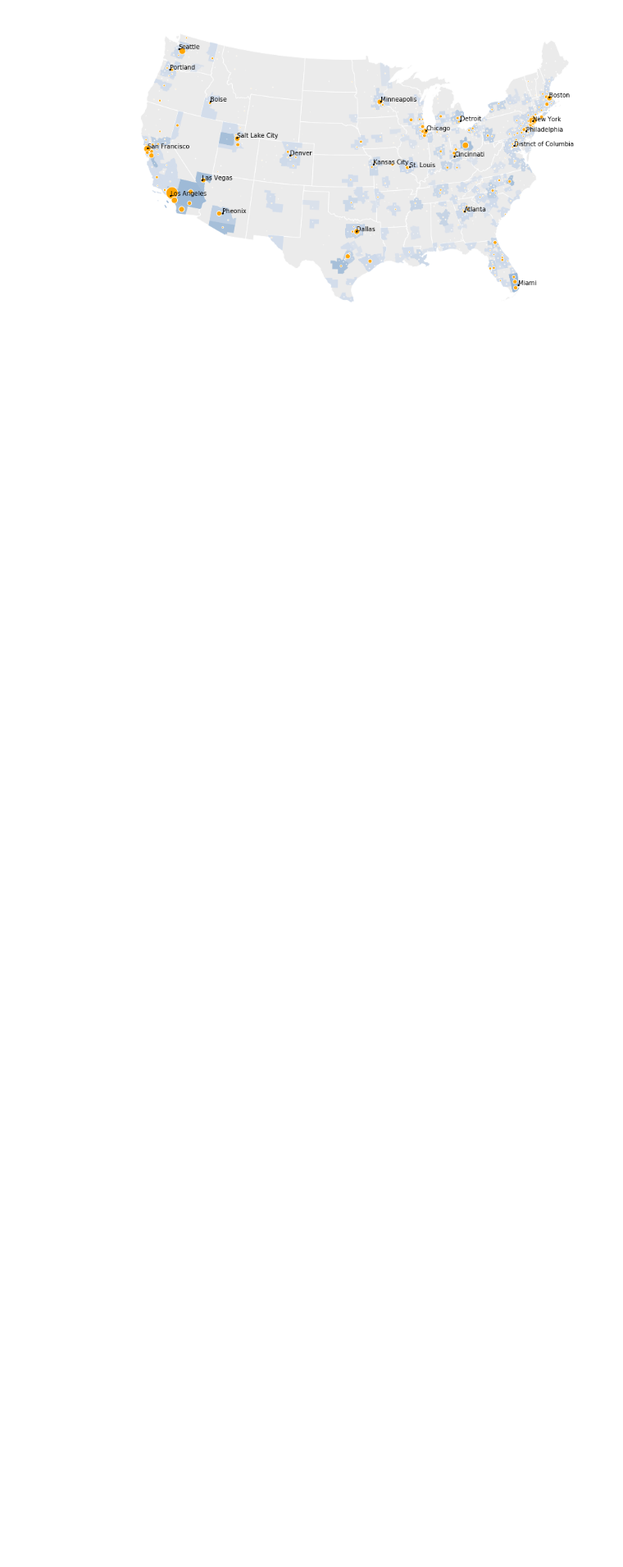
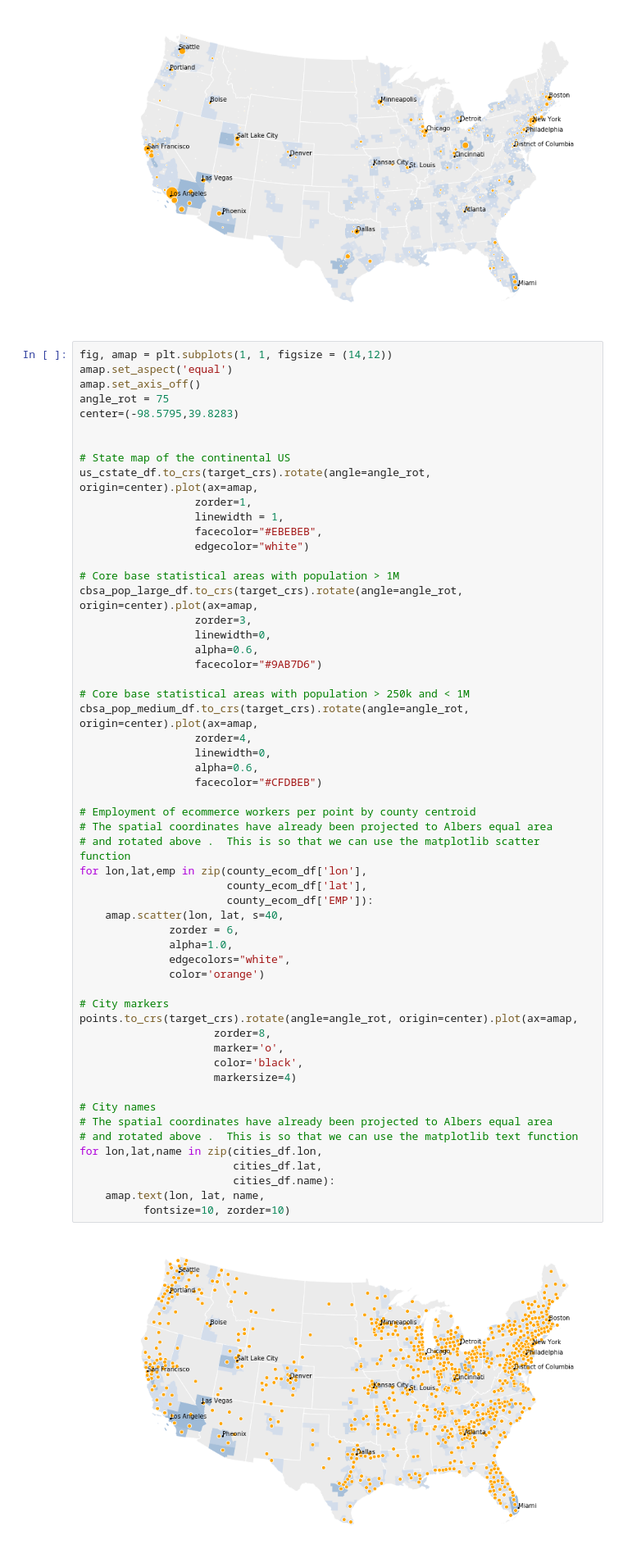
Before and after one commit to stoneyv/cbsa_plot, a Jupyter notebook: python/notebooks/cbsa_cbp_ecommerce_2015.ipynb, the cells around one changed output. Shown: that part at 82% size. Cells and saved outputs as stored; diff of their text form; blank space fills up the shorter version.

Commit message:
python notebook add plot with points in addition to graduated symbols plot

```diff
--- a/python/notebooks/cbsa_cbp_ecommerce_2015.ipynb
+++ b/python/notebooks/cbsa_cbp_ecommerce_2015.ipynb
@@ -419,3 +419,61 @@ for lon,lat,name in zip(cities_df.lon,
           fontsize=10, zorder=10)
 # %% [output]
 [figure]
+# %%
+fig, amap = plt.subplots(1, 1, figsize = (14,12))
+amap.set_aspect('equal')
+amap.set_axis_off()
+angle_rot = 75
+center=(-98.5795,39.8283)
+
+
+# State map of the continental US
+us_cstate_df.to_crs(target_crs).rotate(angle=angle_rot, origin=center).plot(ax=amap,
+                  zorder=1,
+                  linewidth = 1,
+                  facecolor="#EBEBEB",
+                  edgecolor="white")
+
+# Core base statistical areas with population > 1M
+cbsa_pop_large_df.to_crs(target_crs).rotate(angle=angle_rot, origin=center).plot(ax=amap,
+                  zorder=3,
+                  linewidth=0,
+                  alpha=0.6,
+                  facecolor="#9AB7D6")
+
+# Core base statistical areas with population > 250k and < 1M
+cbsa_pop_medium_df.to_crs(target_crs).rotate(angle=angle_rot, origin=center).plot(ax=amap,
+                  zorder=4,
+                  linewidth=0,
+                  alpha=0.6,
+                  facecolor="#CFDBEB")
+
+# Employment of ecommerce workers per point by county centroid
+# The spatial coordinates have already been projected to Albers equal area
+# and rotated above .  This is so that we can use the matplotlib scatter function
+for lon,lat,emp in zip(county_ecom_df['lon'],
+                       county_ecom_df['lat'],
+                       county_ecom_df['EMP']):
+    amap.scatter(lon, lat, s=40,
+              zorder = 6,
+              alpha=1.0,
+              edgecolors="white",
+              color='orange')
+
+# City markers
+points.to_crs(target_crs).rotate(angle=angle_rot, origin=center).plot(ax=amap,
+                     zorder=8,
+                     marker='o',
+                     color='black',
+                     markersize=4)
+
+# City names
+# The spatial coordinates have already been projected to Albers equal area
+# and rotated above .  This is so that we can use the matplotlib text function
+for lon,lat,name in zip(cities_df.lon,
+                        cities_df.lat,
+                        cities_df.name):
+    amap.text(lon, lat, name,
+          fontsize=10, zorder=10)
+# %% [output]
+[figure, added]
```
